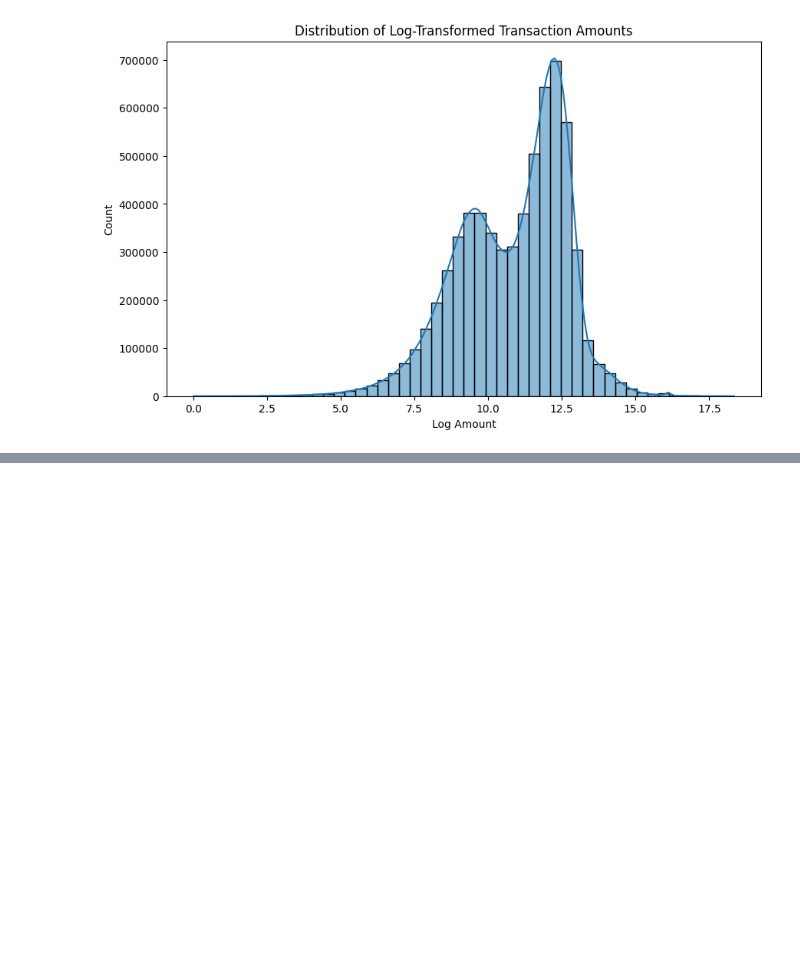
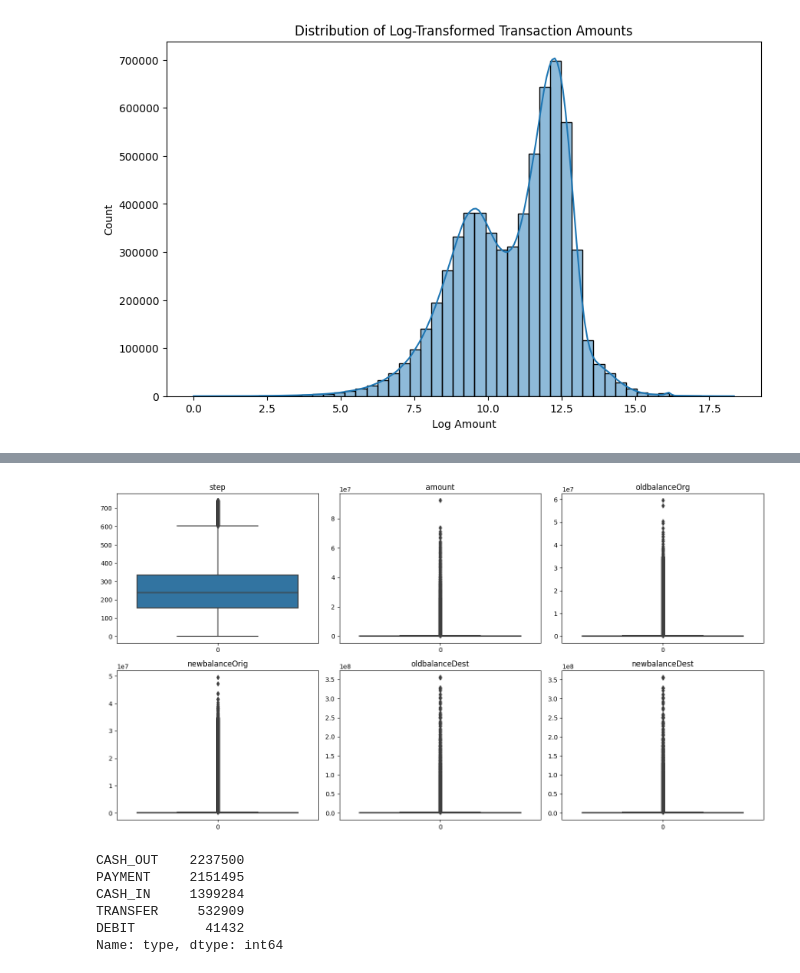
Before and after one commit to SaiVenkatesh007/Fraudulent-Transaction-Detection, a Jupyter notebook: code.ipynb, the cells around one changed output, grey strips where cells are left out. Drawn from its saved outputs; the diff is of its cells as text; code cells hidden in the pictures; blank space fills up the shorter version.

```diff
--- a/code.ipynb
+++ b/code.ipynb
@@ -148,0 +135,22 @@ plt.show()
+# %%
+numerical_columns = ['step', 'amount', 'oldbalanceOrg', 'newbalanceOrig', 'oldbalanceDest', 'newbalanceDest']
+
+# Plot boxplots for each numerical feature to visualize outliers
+plt.figure(figsize=(15, 8))
+for i, col in enumerate(numerical_columns):
+    plt.subplot(2, 3, i+1)
+    sns.boxplot(data[col])
+    plt.title(col)
+plt.tight_layout()
+plt.show()
+# %% [output]
+[figure, added]
+# %%
+data['type'].value_counts()
+# %% [output]
+CASH_OUT    2237500
+PAYMENT     2151495
+CASH_IN     1399284
+TRANSFER     532909
+DEBIT         41432
+Name: type, dtype: int64
```
Also changed, not shown: parts of 21 cells of this notebook.
